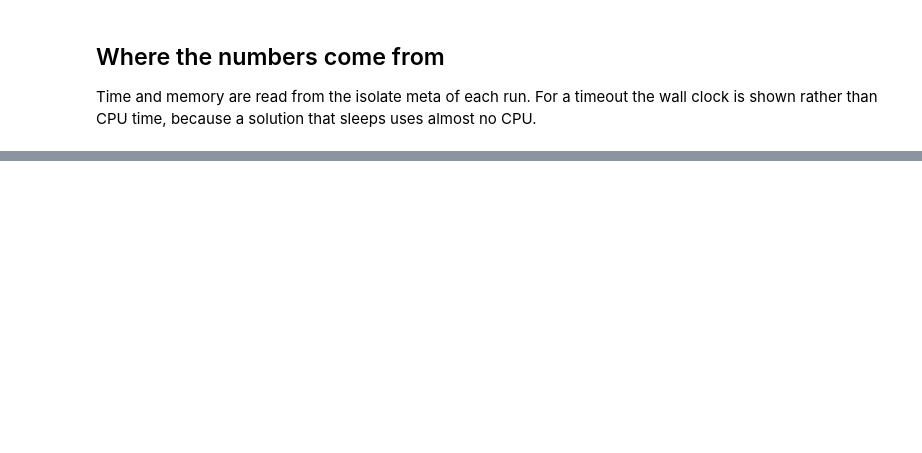
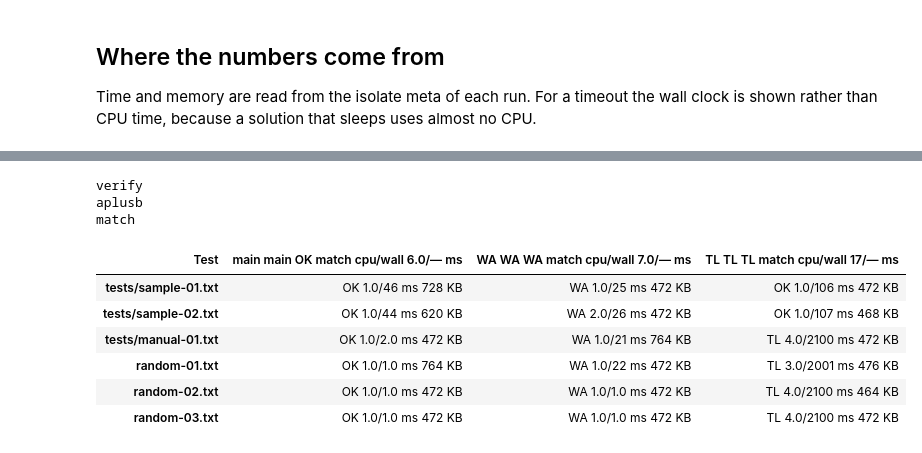
Before and after one commit to babin74/olympdev, a Jupyter notebook: notebooks/aplusb.ipynb, the cells around one changed output, grey strips where cells are left out. Cells and saved outputs as stored; diff of their text form; code cells hidden in the pictures; blank space fills up the shorter version.

```diff
--- a/notebooks/aplusb.ipynb
+++ b/notebooks/aplusb.ipynb
@@ -119,0 +128,13 @@ report = aplusb.compare()
+# %%
+aplusb.verify()
+# %% [output]
+verify
+aplusb
+match
+| Test | main main OK match cpu/wall 6.0/— ms | WA WA WA match cpu/wall 7.0/— ms | TL TL TL match cpu/wall 17/— ms |
+| tests/sample-01.txt | OK 1.0/46 ms 728 KB | WA 1.0/25 ms 472 KB | OK 1.0/106 ms 472 KB |
+| tests/sample-02.txt | OK 1.0/44 ms 620 KB | WA 2.0/26 ms 472 KB | OK 1.0/107 ms 468 KB |
+| tests/manual-01.txt | OK 1.0/2.0 ms 472 KB | WA 1.0/21 ms 764 KB | TL 4.0/2100 ms 472 KB |
+| random-01.txt | OK 1.0/1.0 ms 764 KB | WA 1.0/22 ms 472 KB | TL 3.0/2001 ms 476 KB |
+| random-02.txt | OK 1.0/1.0 ms 472 KB | WA 1.0/1.0 ms 472 KB | TL 4.0/2100 ms 464 KB |
+| random-03.txt | OK 1.0/1.0 ms 472 KB | WA 1.0/1.0 ms 472 KB | TL 4.0/2100 ms 472 KB |
```
Also changed, not shown: parts of 5 cells of this notebook, 25 other files.
